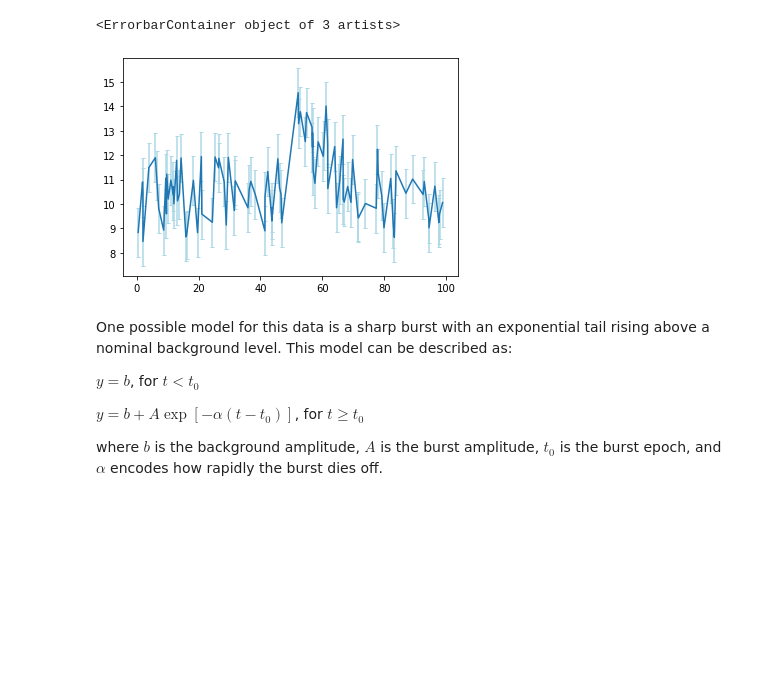
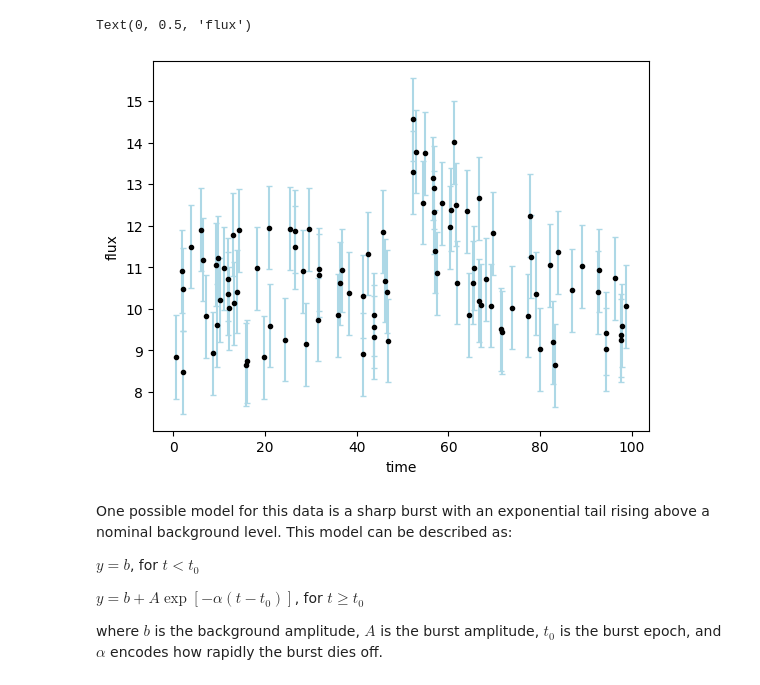
Before and after one commit to malvibellotti/astrostatistics_bicocca_2024, a Jupyter notebook: working/lecture_11_12.ipynb, the cells around one changed output. Saved outputs shown, nothing was run; the diff lists cells and outputs as text; code cells hidden in the pictures; blank space fills up the shorter version.

```diff
--- a/working/lecture_11_12.ipynb
+++ b/working/lecture_11_12.ipynb
@@ -16,10 +68,13 @@ data = np.load("../solutions/transient.npy", "r")
 x = data[:, 0]
 y = data[:, 1]
 sigma_y = data[:,2]
-plt.errorbar(x, y, yerr = sigma_y , xerr=None, ecolor='lightblue', capsize = 2, capthick = 1)
-# %% [output]
-<ErrorbarContainer object of 3 artists>
-[figure, removed]
+# %%
+plt.errorbar(x, y, yerr = sigma_y , xerr=None, ecolor='lightblue', fmt= 'o', color = 'black',markersize =3 ,capsize = 2, capthick = 1)
+plt.xlabel('time')
+plt.ylabel('flux')
+# %% [output]
+Text(0, 0.5, 'flux')
+[figure, added]
 # %% [markdown]
 One possible model for this data is a sharp burst with an exponential tail rising above a nominal background level. This model can be described as:
 
```
Also changed, not shown: parts of 36 cells of this notebook, 4 other files.
